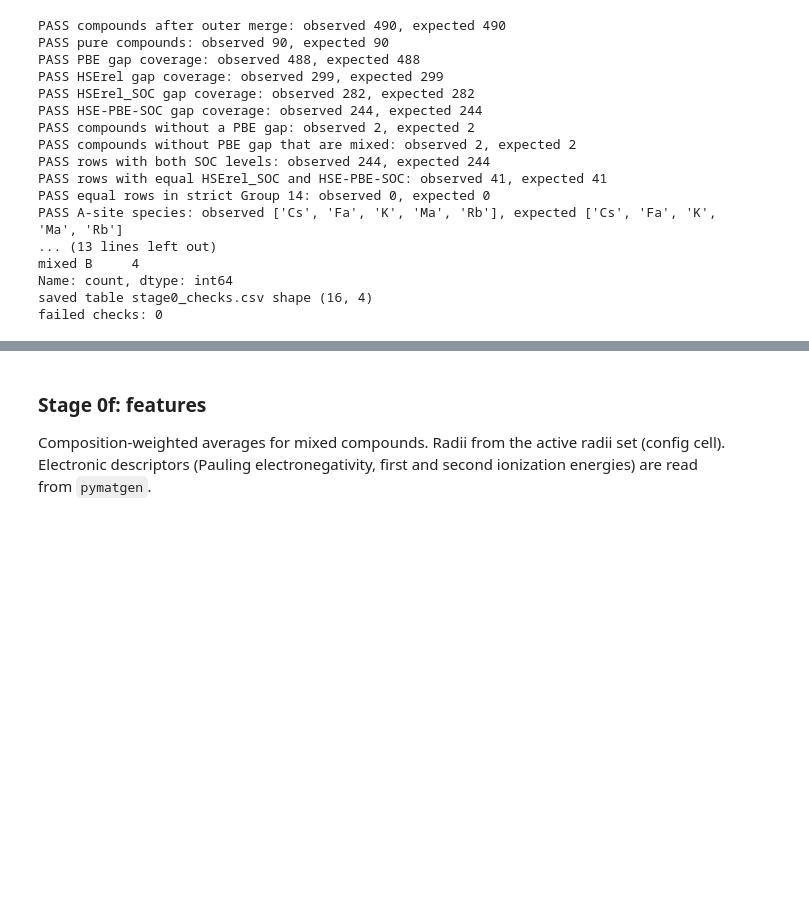
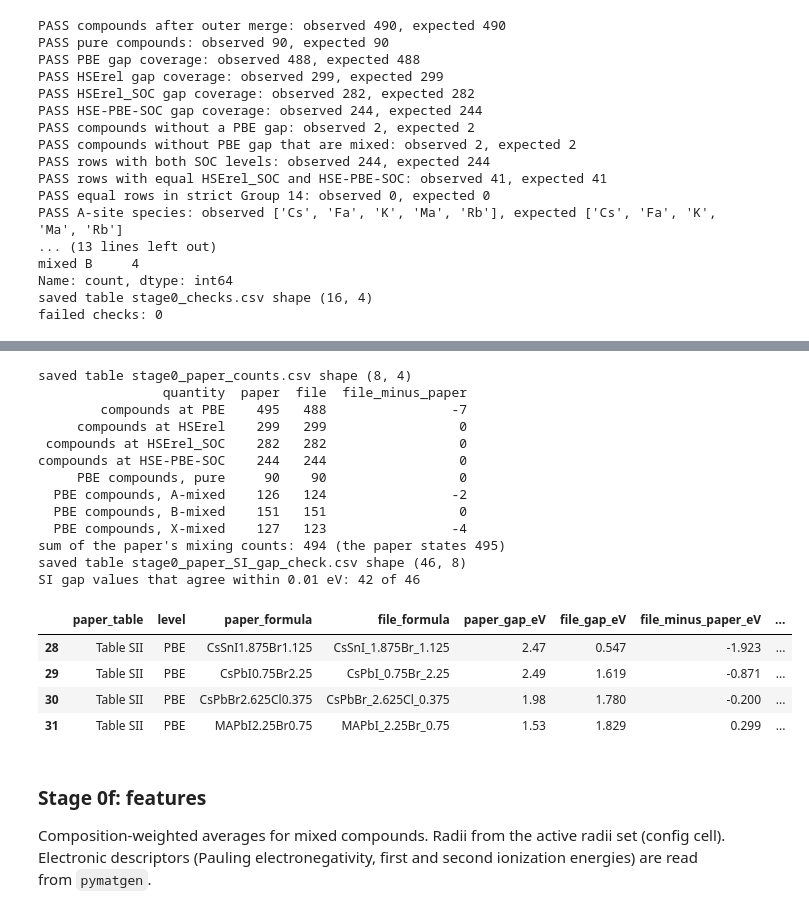
Before and after one commit to jatin-29/BTP-Perovskite, a Jupyter notebook: btp_perovskite.ipynb, the cells around one changed output, grey strips where cells are left out. Saved outputs shown, nothing was run; the diff lists cells and outputs as text; code cells hidden in the pictures; blank space fills up the shorter version.

Commit message:
Verify dataset paper and Bartel formula; fix item reference in CLAUDE.md

```diff
--- a/btp_perovskite.ipynb
+++ b/btp_perovskite.ipynb
@@ -526,3 +531,80 @@ failed checks: 0
+# %%
+PAPER_TABLE1_COUNTS = {"PBE": 495, "HSErel": 299, "HSErel_SOC": 282, "HSE-PBE-SOC": 244}   # paper Table 1, p. 4
+PAPER_MIXING_COUNTS = {"pure": 90, "A-mixed": 126, "B-mixed": 151, "X-mixed": 127}        # paper Section 2.1, p. 4
+paper_count_rows = []
+for level, paper_count in PAPER_TABLE1_COUNTS.items():
+    paper_count_rows.append({"quantity": "compounds at " + level, "paper": paper_count,
+                             "file": int(master[GAP_COL[level]].notna().sum())})
+for mixing, paper_count in PAPER_MIXING_COUNTS.items():
+    paper_count_rows.append({"quantity": "PBE compounds, " + mixing, "paper": paper_count,
+                             "file": int(((master["mixing_site"] == mixing) & master[GAP_COL["PBE"]].notna()).sum())})
+paper_counts = pd.DataFrame(paper_count_rows)
+paper_counts["file_minus_paper"] = paper_counts["file"] - paper_counts["paper"]
+save_table(paper_counts, "stage0_paper_counts")
+print(paper_counts.to_string(index=False))
+print("sum of the paper's mixing counts:", sum(PAPER_MIXING_COUNTS.values()), "(the paper states 495)")
+
+# Screened compounds with gaps printed in the paper's SI (formula as printed, gap in eV)
+PAPER_TABLE_SII_PBE = {
+    "MAGeBr3": 1.61, "MASnCl3": 1.58, "MASnBr3": 1.26, "MAPbBr3": 1.97, "CsPbBr3": 1.77, "FAPbI3": 1.94,
+    "K0.125FA0.875SnBr3": 1.59, "K0.25Rb0.25Cs0.125MA0.375PbBr3": 2.11, "Rb0.375Cs0.25MA0.375PbBr3": 2.03,
+    "FABa0.125Pb0.875I3": 2.10, "FABa0.25Pb0.75I3": 2.35, "FABa0.375Pb0.625I3": 2.29, "CsCa0.125Ba0.125Ge0.25Sn0.5Br3": 1.50,
+    "FABa0.125Ge0.25Sn0.125Pb0.5I3": 1.63, "MACa0.125Sn0.75Pb0.125I3": 1.04, "MABa0.25Ge0.125Sn0.625I3": 1.48,
+    "MACa0.125Sn0.5Pb0.375Cl3": 2.01, "RbCa0.25Ge0.25Sn0.375Pb0.125Br3": 1.54, "FABa0.125Ge0.125Sn0.75I3": 1.26,
+    "MACa0.125Ge0.375Sn0.5Cl3": 2.04, "MABa0.125Pb0.875Br3": 2.24, "RbGe0.875Pb0.125Cl3": 1.09, "FACa0.125Pb0.875I3": 1.99,
+    "MABa0.125Sn0.875I3": 1.11, "MACa0.125Pb0.875Br3": 2.14, "MASr0.125Pb0.875Br3": 2.17, "MAGe0.125Pb0.875Br3": 2.08,
+    "MASn0.125Pb0.875Br3": 1.80, "CsSnI1.875Br1.125": 2.47, "CsPbI0.75Br2.25": 2.49, "CsPbBr2.625Cl0.375": 1.98,
+    "MAPbI2.25Br0.75": 1.53}
+PAPER_TABLE_SIII_HPS = {
+    "CsPbI0.75Br2.25": 1.24, "MACa0.125Sn0.75Pb0.125I3": 1.23, "CsPbBr3": 1.42, "MABa0.125Sn0.875I3": 1.41,
+    "RbCa0.25Ge0.25Sn0.375Pb0.125Br3": 1.88, "MAPbBr3": 1.72, "FABa0.25Pb0.75I3": 2.23, "MASnBr3": 1.69,
+    "CsCa0.125Ba0.125Ge0.25Sn0.5Br3": 2.01, "MABa0.125Pb0.875Br3": 2.11, "RbGe0.875Pb0.125Cl3": 1.58,
+    "MABa0.25Ge0.125Sn0.625I3": 1.91, "K0.25Rb0.25Cs0.125MA0.375PbBr3": 1.99, "MAGeBr3": 2.25}
+
+
+def composition_key(formula):
+    """Element -> amount, as a sorted tuple, so that 'CsPbI_0.75Br_2.25' and 'CsPbI0.75Br2.25' match."""
+    text = formula.replace("_", "").replace("MA", "Ma").replace("FA", "Fa")
+    amounts = {}
+    for element, number in re.findall(r"([A-Z][a-z]?)([0-9.]*)", text):
+        amounts[element] = round(float(number) if number else 1.0, 4)
+    return tuple(sorted(amounts.items()))
+
+
+key_to_row = {composition_key(f): i for i, f in enumerate(master["Formula"])}
+si_rows = []
+for table_name, values, level in [("Table SII", PAPER_TABLE_SII_PBE, "PBE"), ("Table SIII", PAPER_TABLE_SIII_HPS, "HSE-PBE-SOC")]:
+    for paper_formula, paper_gap in values.items():
+        index = key_to_row.get(composition_key(paper_formula))
+        file_gap = master.loc[index, GAP_COL[level]] if index is not None else np.nan
+        si_rows.append({"paper_table": table_name, "level": level, "paper_formula": paper_formula,
+                        "file_formula": master.loc[index, "Formula"] if index is not None else "not found",
+                        "paper_gap_eV": paper_gap, "file_gap_eV": file_gap, "file_minus_paper_eV": file_gap - paper_gap})
+si_check = pd.DataFrame(si_rows).round(3)
+si_check["agrees_within_0.01"] = si_check["file_minus_paper_eV"].abs() <= 0.011
+save_table(si_check, "stage0_paper_SI_gap_check")
+record("paper_SI_gaps_agreeing", int(si_check["agrees_within_0.01"].sum()), "stage 0", "of %d SI gap values" % len(si_check))
+print("SI gap values that agree within 0.01 eV:", int(si_check["agrees_within_0.01"].sum()), "of", len(si_check))
+si_check[~si_check["agrees_within_0.01"]]
+# %% [output]
+saved table stage0_paper_counts.csv shape (8, 4)
+                quantity  paper  file  file_minus_paper
+        compounds at PBE    495   488                -7
+     compounds at HSErel    299   299                 0
+ compounds at HSErel_SOC    282   282                 0
+compounds at HSE-PBE-SOC    244   244                 0
+     PBE compounds, pure     90    90                 0
+  PBE compounds, A-mixed    126   124                -2
+  PBE compounds, B-mixed    151   151                 0
+  PBE compounds, X-mixed    127   123                -4
+sum of the paper's mixing counts: 494 (the paper states 495)
+saved table stage0_paper_SI_gap_check.csv shape (46, 8)
+SI gap values that agree within 0.01 eV: 42 of 46
+|  | paper_table | level | paper_formula | file_formula | paper_gap_eV | file_gap_eV | file_minus_paper_eV | ... |
+| 28 | Table SII | PBE | CsSnI1.875Br1.125 | CsSnI_1.875Br_1.125 | 2.47 | 0.547 | -1.923 | ... |
+| 29 | Table SII | PBE | CsPbI0.75Br2.25 | CsPbI_0.75Br_2.25 | 2.49 | 1.619 | -0.871 | ... |
+| 30 | Table SII | PBE | CsPbBr2.625Cl0.375 | CsPbBr_2.625Cl_0.375 | 1.98 | 1.780 | -0.200 | ... |
+| 31 | Table SII | PBE | MAPbI2.25Br0.75 | MAPbI_2.25Br_0.75 | 1.53 | 1.829 | 0.299 | ... |
 # %% [markdown]
 ### Stage 0f: features
 Composition-weighted averages for mixed compounds. Radii from the active radii set (config cell).
```
Also changed, not shown: parts of 13 cells of this notebook, 5 other files.
